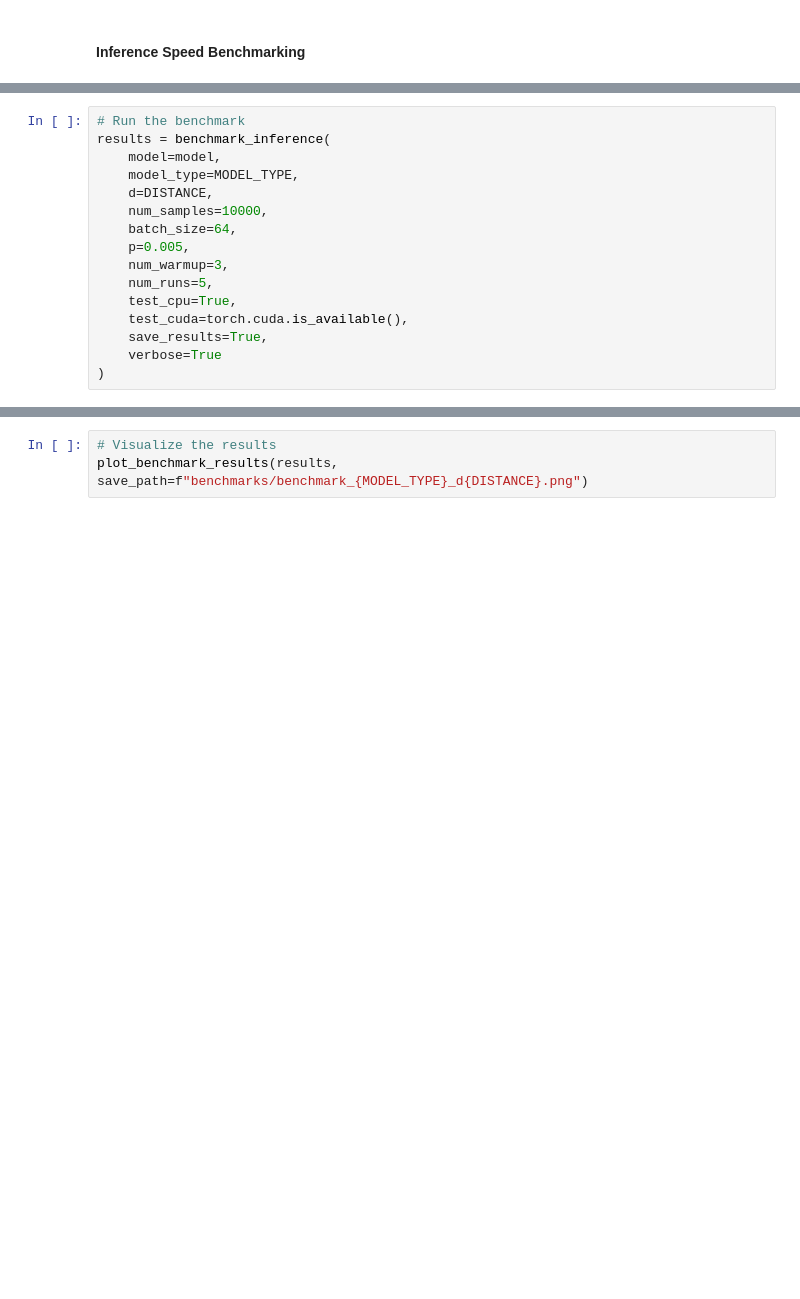
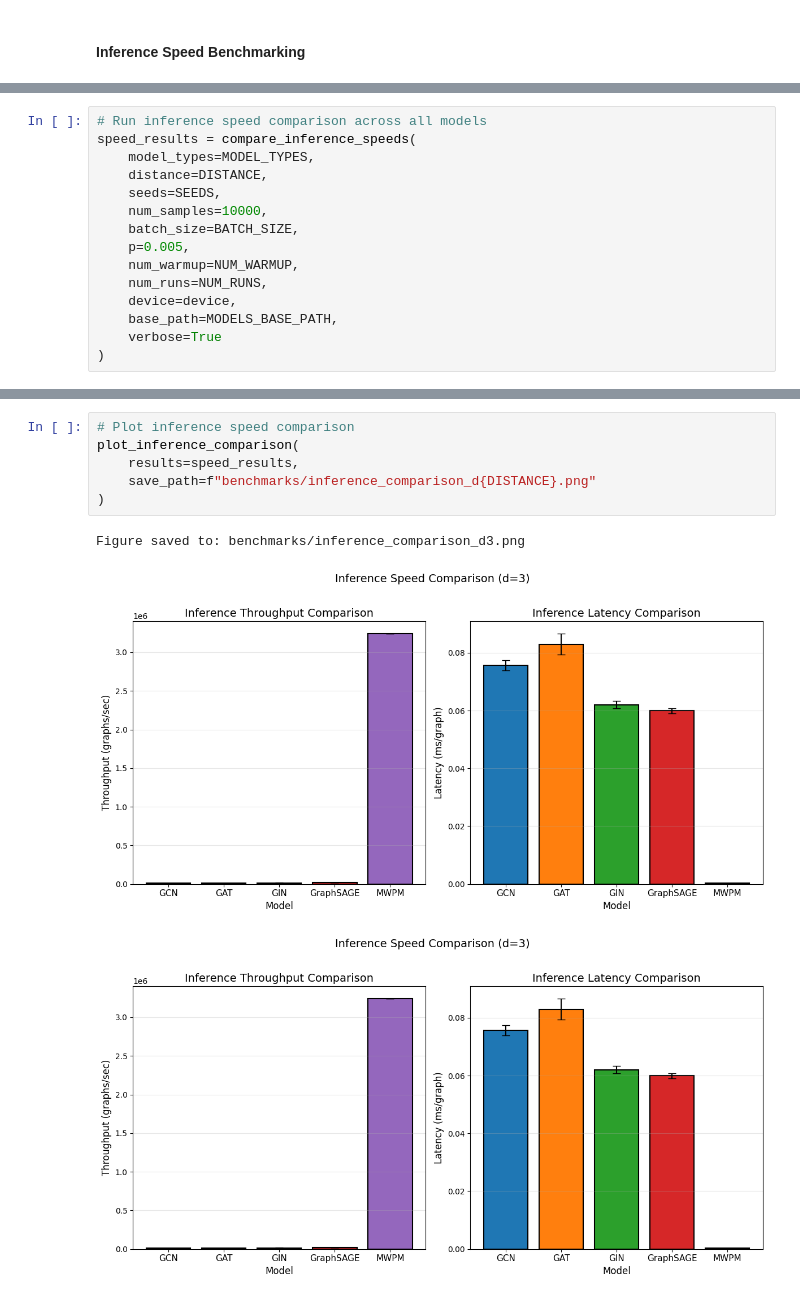
Before and after one commit to billxby/quantum-error-correction, a Jupyter notebook: code/testing.ipynb, the cells around one changed output, grey strips where cells are left out. Saved outputs shown, nothing was run; the diff lists cells and outputs as text; blank space fills up the shorter version.

```diff
--- a/code/testing.ipynb
+++ b/code/testing.ipynb
@@ -741,16 +794,0 @@ RuntimeError: Error(s) in loading state_dict for GATModel:
-# %%
-# Run the benchmark
-results = benchmark_inference(
-    model=model,
-    model_type=MODEL_TYPE,
-    d=DISTANCE,
-    num_samples=10000,
-    batch_size=64,
-    p=0.005,
-    num_warmup=3,
-    num_runs=5,
-    test_cpu=True,
-    test_cuda=torch.cuda.is_available(),
-    save_results=True,
-    verbose=True
-)
@@ -756,0 +1348,15 @@ results = benchmark_inference(
+# %%
+# Run inference speed comparison across all models
+speed_results = compare_inference_speeds(
+    model_types=MODEL_TYPES,
+    distance=DISTANCE,
+    seeds=SEEDS,
+    num_samples=10000,
+    batch_size=BATCH_SIZE,
+    p=0.005,
+    num_warmup=NUM_WARMUP,
+    num_runs=NUM_RUNS,
+    device=device,
+    base_path=MODELS_BASE_PATH,
+    verbose=True
+)
@@ -757,3 +1381,10 @@ results = benchmark_inference(
 # %%
-# Visualize the results
-plot_benchmark_results(results, save_path=f"benchmarks/benchmark_{MODEL_TYPE}_d{DISTANCE}.png")
+# Plot inference speed comparison
+plot_inference_comparison(
+    results=speed_results,
+    save_path=f"benchmarks/inference_comparison_d{DISTANCE}.png"
+)
+# %% [output]
+Figure saved to: benchmarks/inference_comparison_d3.png
+[figure, added]
+[figure, added]
```
Also changed, not shown: parts of 39 cells of this notebook, 5 other files.
